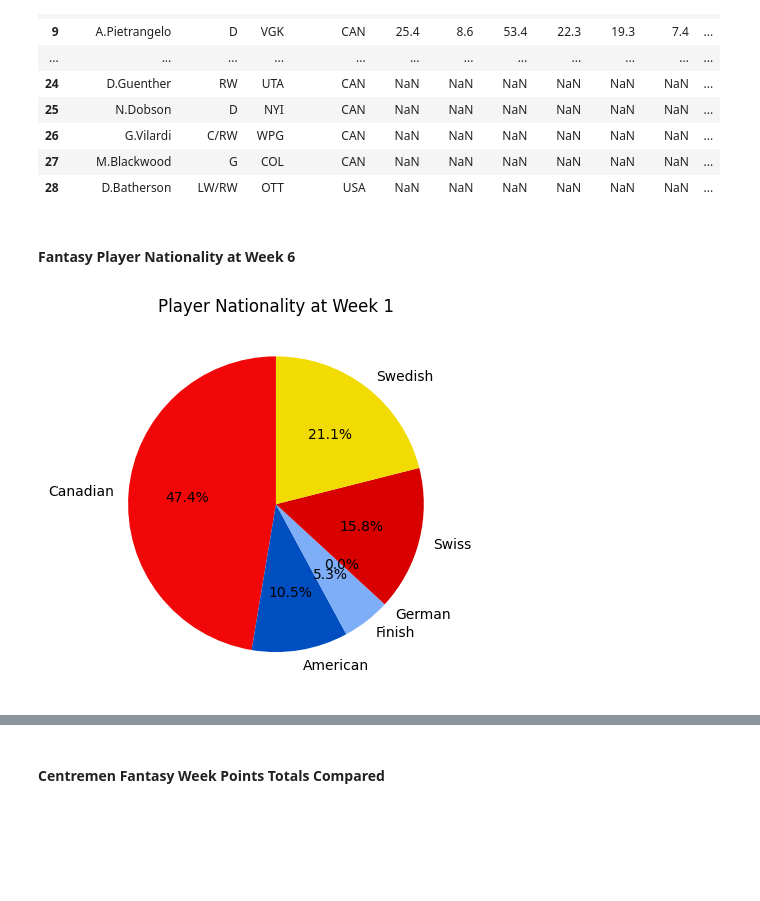
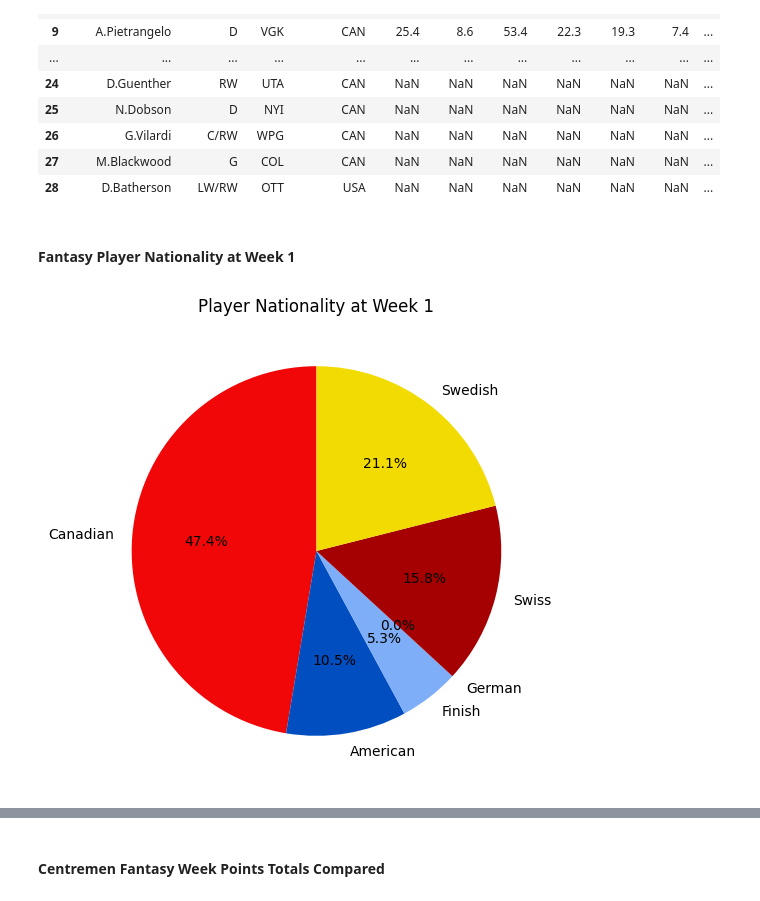
Before and after one commit to carsonbennett1/Hockey-Player-Analysis-Project, a Jupyter notebook: Fantasy_Analysis.ipynb, the cells around one changed output, grey strips where cells are left out. Drawn from its saved outputs; the diff is of its cells as text; code cells hidden in the pictures; blank space fills up the shorter version.

Commit message:
nationality_insights_coded

```diff
--- a/Fantasy_Analysis.ipynb
+++ b/Fantasy_Analysis.ipynb
@@ -27,28 +27,30 @@ df
 | 27 | M.Blackwood | G | COL | CAN | NaN | NaN | NaN | NaN | NaN | NaN | ... |
 | 28 | D.Batherson | LW/RW | OTT | USA | NaN | NaN | NaN | NaN | NaN | NaN | ... |
 # %% [markdown]
-#### Fantasy Player Nationality at Week 6
+#### Fantasy Player Nationality at Week 1
 # %%
 #Get Pie Chart Labels
 labels = ['Canadian', 'American', 'Finish', 'German', 'Swiss', 'Swedish']
 
 # Get Player Nationalities
 # Players must have played in Week6
 canadian = df[(df['Nationality'] == 'CAN') & (~pd.isna(df['Week1']))]
 american = df[(df['Nationality'] == 'USA') & (~pd.isna(df['Week1']))]
 german = df[(df['Nationality'] == 'GER') & (~pd.isna(df['Week1']))]
 swiss = df[(df['Nationality'] == 'SWI') & (~pd.isna(df['Week1']))]
 finish = df[(df['Nationality'] == 'FIN') & (~pd.isna(df['Week1']))]
 swedish = df[(df['Nationality'] == 'SWE') & (~pd.isna(df['Week1']))]
 
 # Get Player Nationality Numbers
 nums = [canadian['Name'].count(), american['Name'].count(), finish['Name'].count(), german['Name'].count(),
         swiss['Name'].count(), swedish['Name'].count()]
 
+plt.figure(figsize=(10,6))
+
 # Show Distribution
 plt.pie(nums, labels=labels, autopct='%1.1f%%', startangle=90,
-    colors=['#f10707', '#004ec0', '#7daef7', '#ffd131', '#d90000', '#f1db00'])
+    colors=['#f10707', '#004ec0', '#7daef7', '#ffd131', '#a50002', '#f1db00'])
 plt.title("Player Nationality at Week 1")
 plt.show()
 # %% [output]
-[figure, old version]
+[figure, new version]
```
Also changed, not shown: parts of 2 cells of this notebook, 3 other files.
